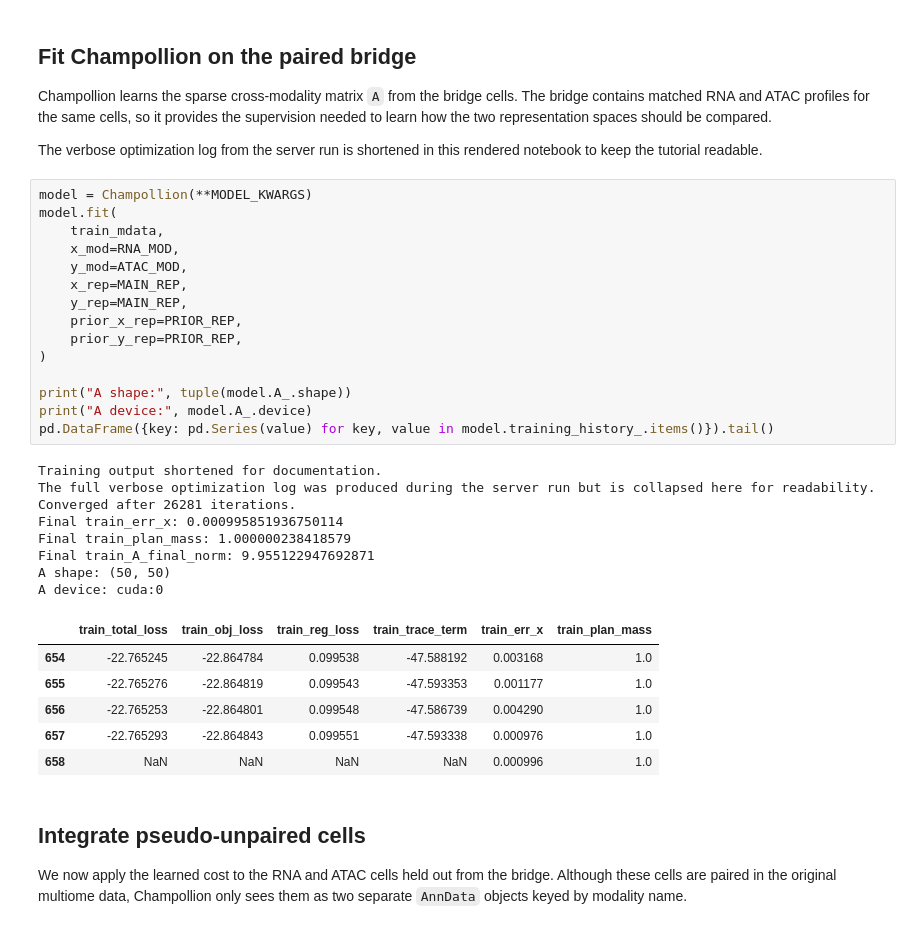
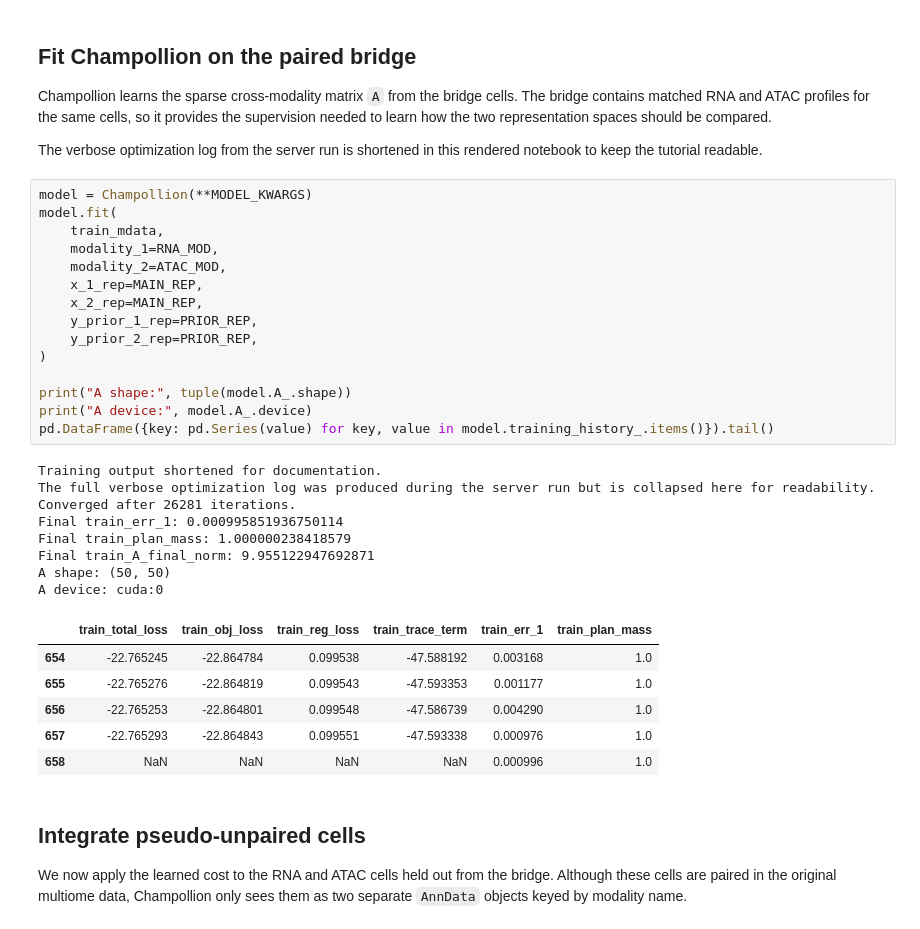
Before and after one commit to cantinilab/champollion, a Jupyter notebook: tutorials/pbmc_tutorial.ipynb, the cells around one changed output. Saved outputs shown, nothing was run; the diff lists cells and outputs as text.

```diff
--- a/tutorials/pbmc_tutorial.ipynb
+++ b/tutorials/pbmc_tutorial.ipynb
@@ -183,28 +183,28 @@ The verbose optimization log from the server run is shortened in this rendered n
 # %%
 model = Champollion(**MODEL_KWARGS)
 model.fit(
     train_mdata,
-    x_mod=RNA_MOD,
-    y_mod=ATAC_MOD,
-    x_rep=MAIN_REP,
-    y_rep=MAIN_REP,
-    prior_x_rep=PRIOR_REP,
-    prior_y_rep=PRIOR_REP,
+    modality_1=RNA_MOD,
+    modality_2=ATAC_MOD,
+    x_1_rep=MAIN_REP,
+    x_2_rep=MAIN_REP,
+    y_prior_1_rep=PRIOR_REP,
+    y_prior_2_rep=PRIOR_REP,
 )
 
 print("A shape:", tuple(model.A_.shape))
 print("A device:", model.A_.device)
 pd.DataFrame({key: pd.Series(value) for key, value in model.training_history_.items()}).tail()
 # %% [output]
 Training output shortened for documentation.
 The full verbose optimization log was produced during the server run but is collapsed here for readability.
 Converged after 26281 iterations.
-Final train_err_x: 0.000995851936750114
+Final train_err_1: 0.000995851936750114
 Final train_plan_mass: 1.000000238418579
 Final train_A_final_norm: 9.955122947692871
 A shape: (50, 50)
 A device: cuda:0
-|  | train_total_loss | train_obj_loss | train_reg_loss | train_trace_term | train_err_x | train_plan_mass |
+|  | train_total_loss | train_obj_loss | train_reg_loss | train_trace_term | train_err_1 | train_plan_mass |
 | 654 | -22.765245 | -22.864784 | 0.099538 | -47.588192 | 0.003168 | 1.0 |
 | 655 | -22.765276 | -22.864819 | 0.099543 | -47.593353 | 0.001177 | 1.0 |
 | 656 | -22.765253 | -22.864801 | 0.099548 | -47.586739 | 0.004290 | 1.0 |
```
Also changed, not shown: parts of 1 cell of this notebook, 12 other files.
